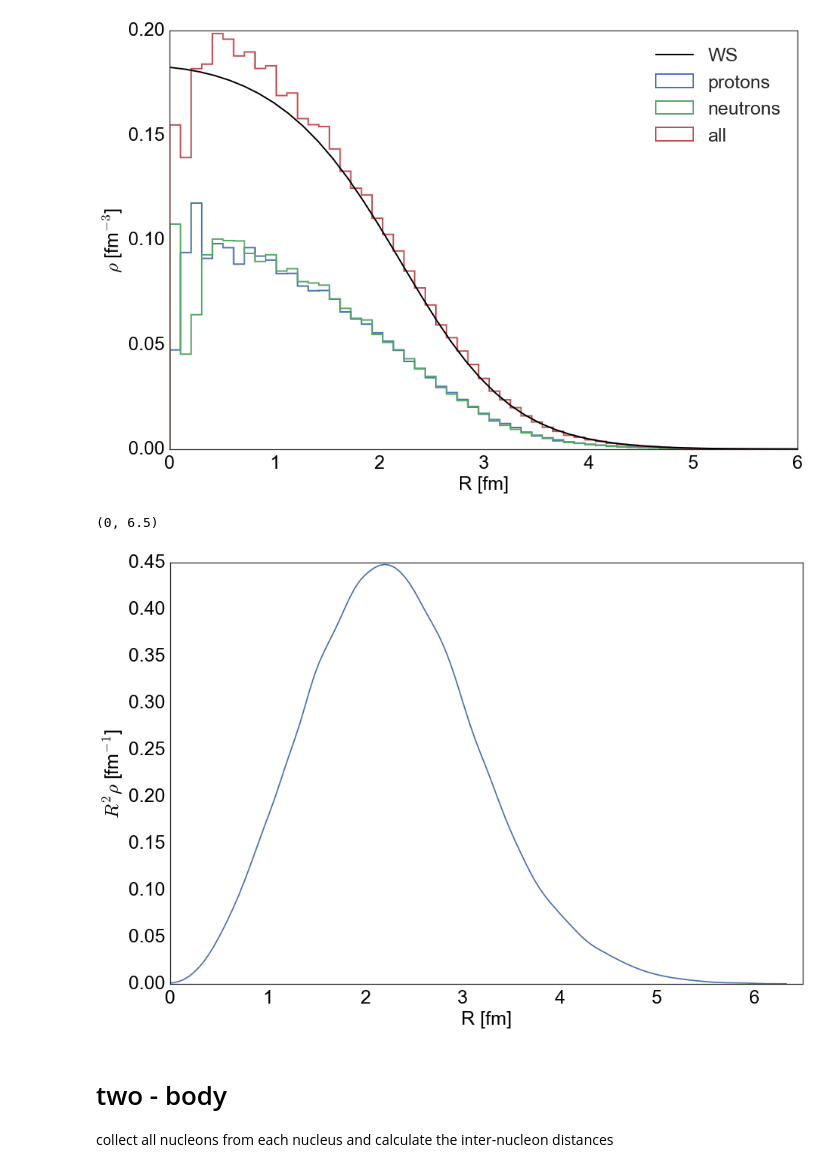
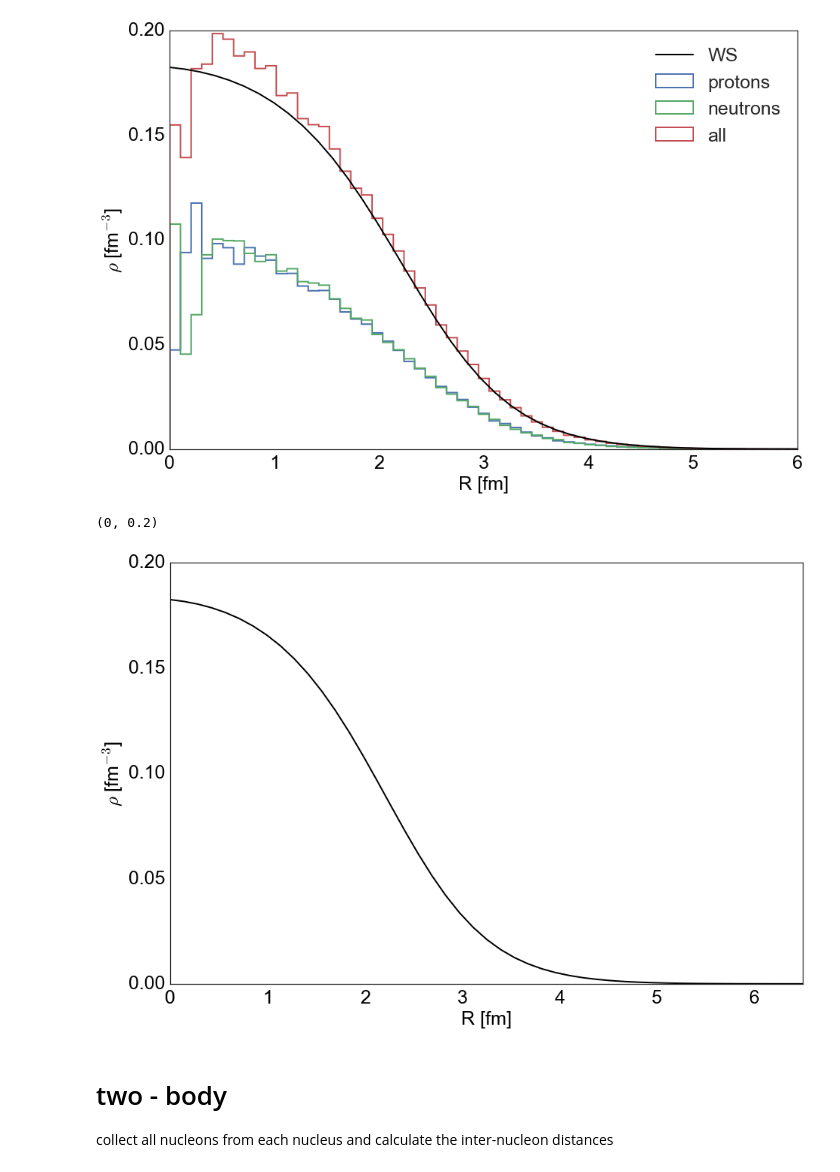
Before and after one commit to erezcoh4/densityFluctuations, a Jupyter notebook: MassimoConfigurationsPackage/notebooks/massiconfigurations.ipynb, the cells around one changed output. Cells and saved outputs as stored; diff of their text form; code cells hidden in the pictures.

```diff
--- a/MassimoConfigurationsPackage/notebooks/massiconfigurations.ipynb
+++ b/MassimoConfigurationsPackage/notebooks/massiconfigurations.ipynb
@@ -136,12 +136,14 @@ nucleons: 11.905196697
 [figure]
 # %%
 fig, ax = plt.subplots(figsize=(15,10))
-sns.distplot(configurations.R,hist=False,color=None,ax=ax);
-set_axes(ax,'R [fm]','$R^2\\rho$ [fm$^{-1}$]')
+# sns.distplot(configurations.R,hist=False,color=None,ax=ax);
+plt.plot(R , rho_WS_all , label='WS', color='black',linewidth=2);
+set_axes(ax,'R [fm]','$\\rho$ [fm$^{-3}$]')
 ax.set_xlim(0,6.5)
+ax.set_ylim(0,0.2)
 # %% [output]
-(0, 6.5)
+(0, 0.2)
-[figure, old version]
+[figure, new version]
 # %% [markdown]
 # two - body
 collect all nucleons from each nucleus and calculate the inter-nucleon distances
```
Also changed, not shown: 4 other files.
